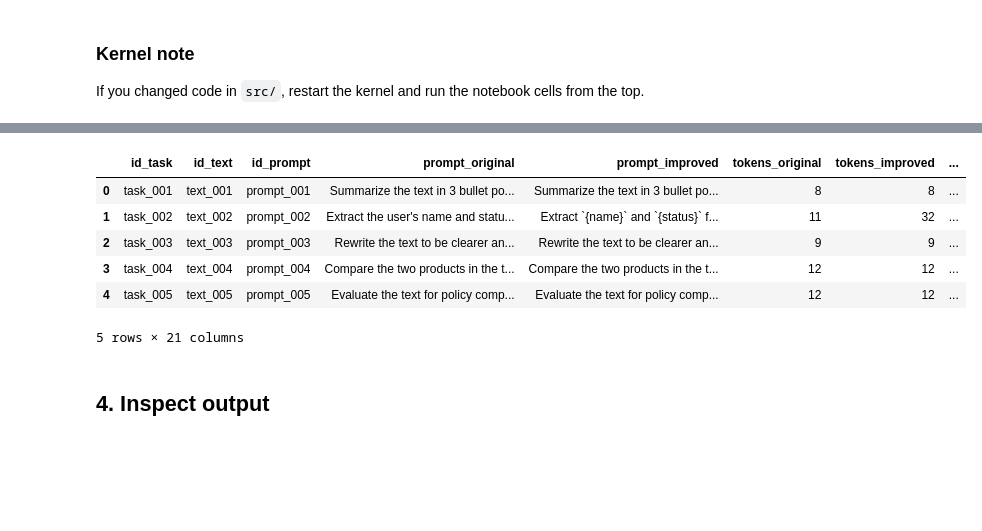
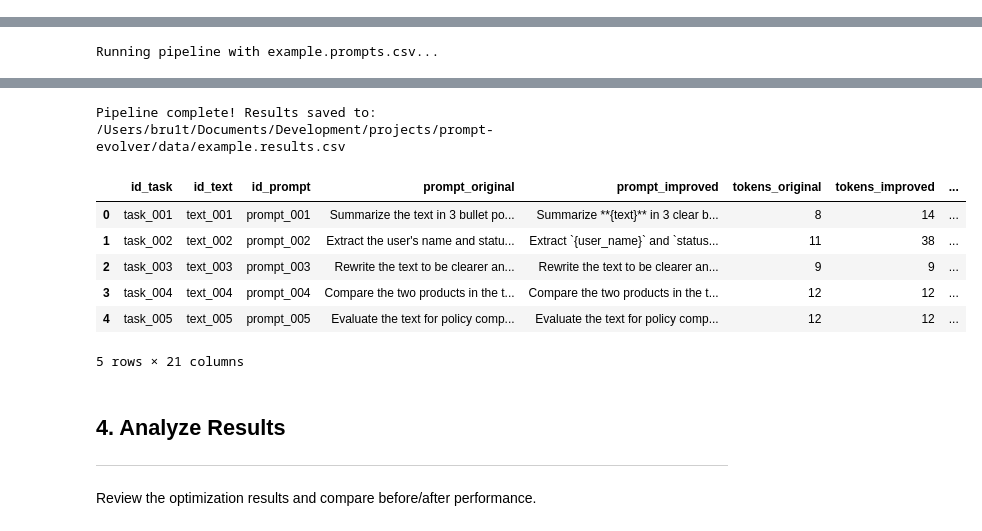
Before and after one commit to bru1t/prompt-evolver, a Jupyter notebook: notebooks/PromptEvolver.ipynb, the cells around one changed output, grey strips where cells are left out. Cells and saved outputs as stored; diff of their text form; code cells hidden in the pictures; blank space fills up the shorter version.

```diff
--- a/notebooks/PromptEvolver.ipynb
+++ b/notebooks/PromptEvolver.ipynb
@@ -56,26 +118,39 @@ This executes the pipeline using the example CSVs and prompt templates.
-# %% [markdown]
-### Kernel note
-
-If you changed code in `src/`, restart the kernel and run the notebook cells from the top.
 # %%
 from prompt_evolver.config import load_config
 from prompt_evolver.pipeline import run_pipeline
 
-config = load_config(CONFIG_PATH)
-execution_template = EXECUTION_PROMPT_PATH.read_text(encoding="utf-8")
-improvement_template = IMPROVEMENT_PROMPT_PATH.read_text(encoding="utf-8")
-evaluation_template = EVALUATION_PROMPT_PATH.read_text(encoding="utf-8")
+# Select data source
+if USE_EXAMPLE_DATA:
+    prompts_path, texts_path = EXAMPLE_PROMPTS, EXAMPLE_TEXTS
+    tasks_path, results_path = EXAMPLE_TASKS, EXAMPLE_RESULTS
+else:
+    prompts_path, texts_path = CUSTOM_PROMPTS, CUSTOM_TEXTS
+    tasks_path, results_path = CUSTOM_TASKS, CUSTOM_RESULTS
 
+print(f"Running pipeline with {prompts_path.name}...\n")
+
+# Load configuration and templates
+config = load_config(CONFIG_FILE)
+execution_template = EXECUTION_TEMPLATE.read_text(encoding="utf-8")
+improvement_template = IMPROVEMENT_TEMPLATE.read_text(encoding="utf-8")
+evaluation_template = EVALUATION_TEMPLATE.read_text(encoding="utf-8")
+
+# Run pipeline
 results_df = run_pipeline(
-    EXAMPLE_PROMPTS_PATH,
-    EXAMPLE_TEXTS_PATH,
-    EXAMPLE_TASKS_PATH,
-    EXAMPLE_RESULTS_PATH,
+    prompts_path,
+    texts_path,
+    tasks_path,
+    results_path,
     config=config,
     execution_prompt_template=execution_template,
     improvement_prompt_template=improvement_template,
     evaluation_prompt_template=evaluation_template,
     max_generations=MAX_GENERATIONS,
+    execution_model=EXECUTION_MODEL,
+    improvement_model=IMPROVEMENT_MODEL,
+    evaluation_model=EVALUATION_MODEL,
 )
+
+print(f"\nPipeline complete! Results saved to: {results_path}")
 results_df.head()
 # %% [output]
@@ -98,0 +161 @@ results_df.head()
+Running pipeline with example.prompts.csv...
@@ -99,11 +179,15 @@ results_df.head()
+Pipeline complete! Results saved to: /Users/bru1t/Documents/Development/projects/prompt-evolver/data/example.results.csv
 |  | id_task | id_text | id_prompt | prompt_original | prompt_improved | tokens_original | tokens_improved | ... |
-| 0 | task_001 | text_001 | prompt_001 | Summarize the text in 3 bullet po... | Summarize the text in 3 bullet po... | 8 | 8 | ... |
-| 1 | task_002 | text_002 | prompt_002 | Extract the user's name and statu... | Extract `{name}` and `{status}` f... | 11 | 32 | ... |
+| 0 | task_001 | text_001 | prompt_001 | Summarize the text in 3 bullet po... | Summarize **{text}** in 3 clear b... | 8 | 14 | ... |
+| 1 | task_002 | text_002 | prompt_002 | Extract the user's name and statu... | Extract `{user_name}` and `status... | 11 | 38 | ... |
 | 2 | task_003 | text_003 | prompt_003 | Rewrite the text to be clearer an... | Rewrite the text to be clearer an... | 9 | 9 | ... |
 | 3 | task_004 | text_004 | prompt_004 | Compare the two products in the t... | Compare the two products in the t... | 12 | 12 | ... |
 | 4 | task_005 | text_005 | prompt_005 | Evaluate the text for policy comp... | Evaluate the text for policy comp... | 12 | 12 | ... |
-5 rows × 21 columns
+5 rows × 21 columns
 # %% [markdown]
-## 4. Inspect output
+## 4. Analyze Results
+---
+
+Review the optimization results and compare before/after performance.
 # %%
 import pandas as pd
```
Also changed, not shown: parts of 10 cells of this notebook, 10 other files.
